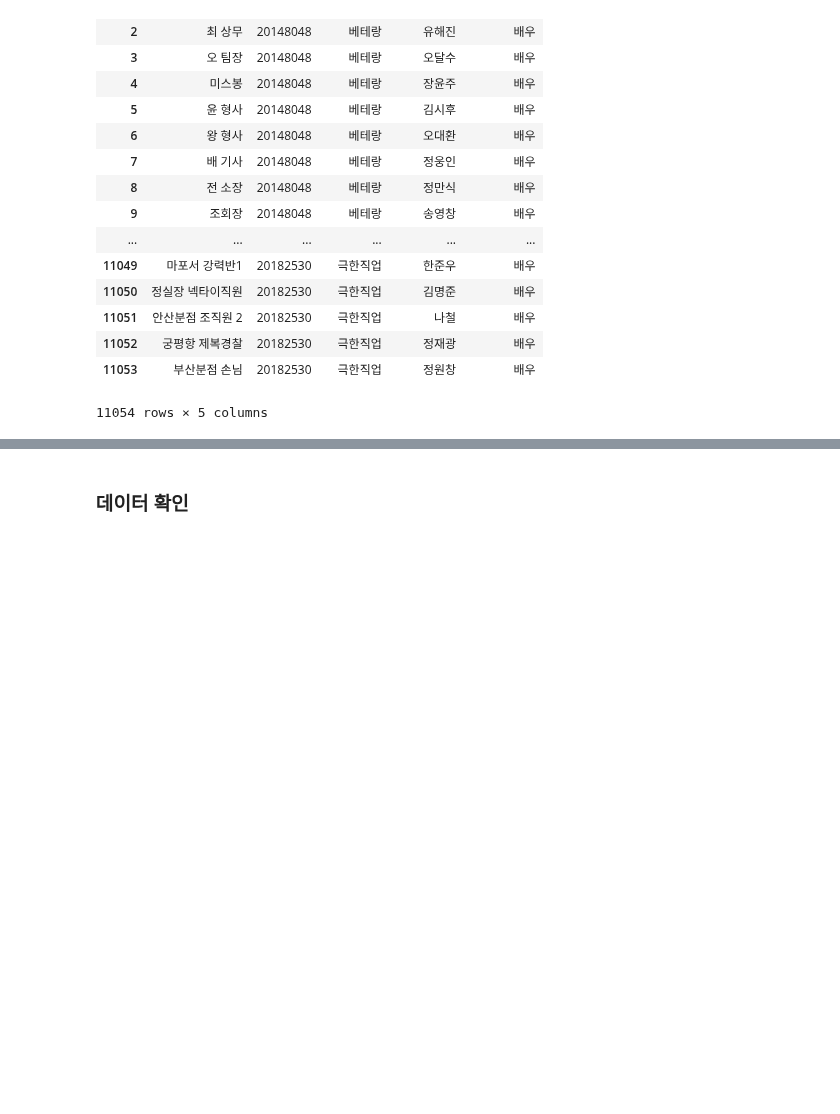
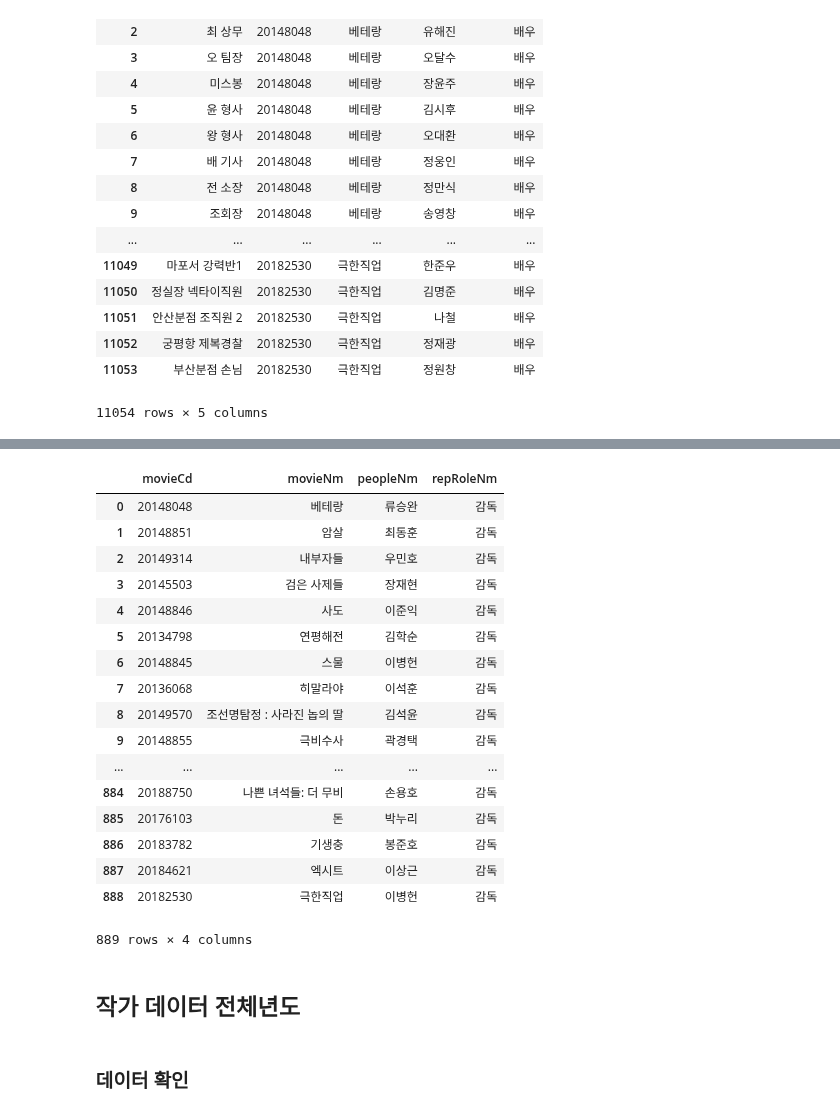
Before and after one commit to kim4pb/Female-led-Korean-Films, a Jupyter notebook: 02.EDA/Data_Concat.ipynb, the cells around one changed output, grey strips where cells are left out. Drawn from its saved outputs; the diff is of its cells as text; code cells hidden in the pictures; blank space fills up the shorter version.

Commit message:
2019-11-06 감독 데이터  전체년도 concat

```diff
--- a/02.EDA/Data_Concat.ipynb
+++ b/02.EDA/Data_Concat.ipynb
@@ -194 +260,24 @@ pd.read_csv('../01.Data_Collection/actors.csv')
+# %%
+pd.read_csv('../01.Data_Collection/directors.csv')
+# %% [output]
+|  | movieCd | movieNm | peopleNm | repRoleNm |
+| 0 | 20148048 | 베테랑 | 류승완 | 감독 |
+| 1 | 20148851 | 암살 | 최동훈 | 감독 |
+| 2 | 20149314 | 내부자들 | 우민호 | 감독 |
+| 3 | 20145503 | 검은 사제들 | 장재현 | 감독 |
+| 4 | 20148846 | 사도 | 이준익 | 감독 |
+| 5 | 20134798 | 연평해전 | 김학순 | 감독 |
+| 6 | 20148845 | 스물 | 이병헌 | 감독 |
+| 7 | 20136068 | 히말라야 | 이석훈 | 감독 |
+| 8 | 20149570 | 조선명탐정 : 사라진 놉의 딸 | 김석윤 | 감독 |
+| 9 | 20148855 | 극비수사 | 곽경택 | 감독 |
+| ... | ... | ... | ... | ... |
+| 884 | 20188750 | 나쁜 녀석들: 더 무비 | 손용호 | 감독 |
+| 885 | 20176103 | 돈 | 박누리 | 감독 |
+| 886 | 20183782 | 기생충 | 봉준호 | 감독 |
+| 887 | 20184621 | 엑시트 | 이상근 | 감독 |
+| 888 | 20182530 | 극한직업 | 이병헌 | 감독 |
+889 rows × 4 columns
+# %% [markdown]
+## 작가 데이터 전체년도
 # %%
```
Also changed, not shown: parts of 6 cells of this notebook, 3 other files.
